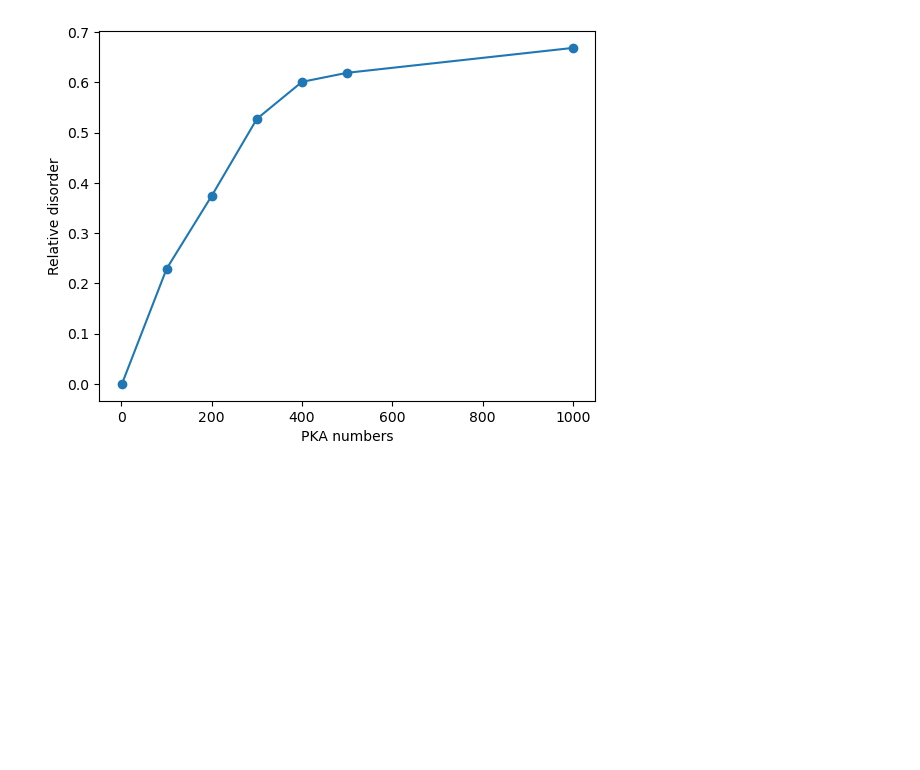
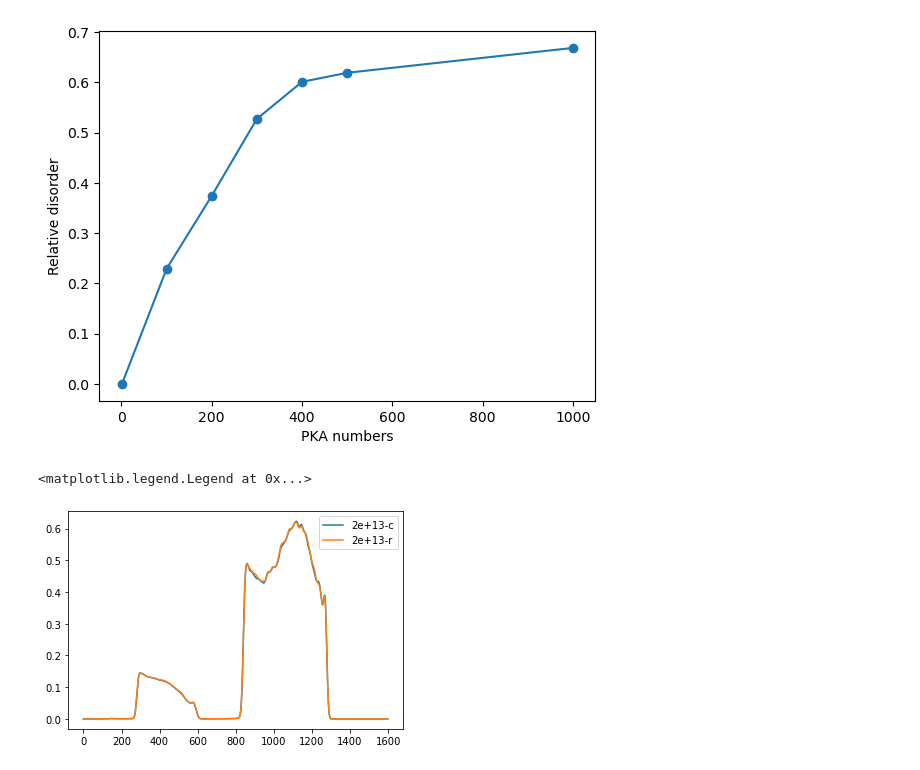
Before and after one commit to HE-RU10/ga2o3, a Jupyter notebook: RBS.ipynb, the cells around one changed output. Saved outputs shown, nothing was run; the diff lists cells and outputs as text; code cells hidden in the pictures; blank space fills up the shorter version.

```diff
--- a/RBS.ipynb
+++ b/RBS.ipynb
@@ -284,3 +284,16 @@ plt.ylabel('Relative disorder')
 # %% [output]
 Text(0, 0.5, 'Relative disorder')
 [figure]
+# %%
+df=pd.read_csv('/home/heruhe/Desktop/Ga2o3/cascade/5type_overlapping/FPA_mic_overlap/pris/A/out/rbsspectra.dat',sep='\s+', header=None)
+df['Yield']=df.iloc[:,1]*10**4*1.25/2.7
+df['Energy(keV)']=df.index*1600/len(df)
+plt.plot(df['Energy(keV)'],df['Yield'],label='2e+13-c')
+df2=pd.read_csv('/home/heruhe/Desktop/Ga2o3/cascade/5type_overlapping/FPA_mic_overlap/ran/A/out/rbsspectra.dat',sep='\s+', header=None)
+df2['Yield']=df2.iloc[:,1]*10**4*1.25/2.7
+df2['Energy(keV)']=df2.index*1600/len(df)
+plt.plot(df2['Energy(keV)'],df2['Yield'],label='2e+13-r')
+plt.legend()
+# %% [output]
+<matplotlib.legend.Legend at 0x...>
+[figure, added]
```
Also changed, not shown: 2 other files.
